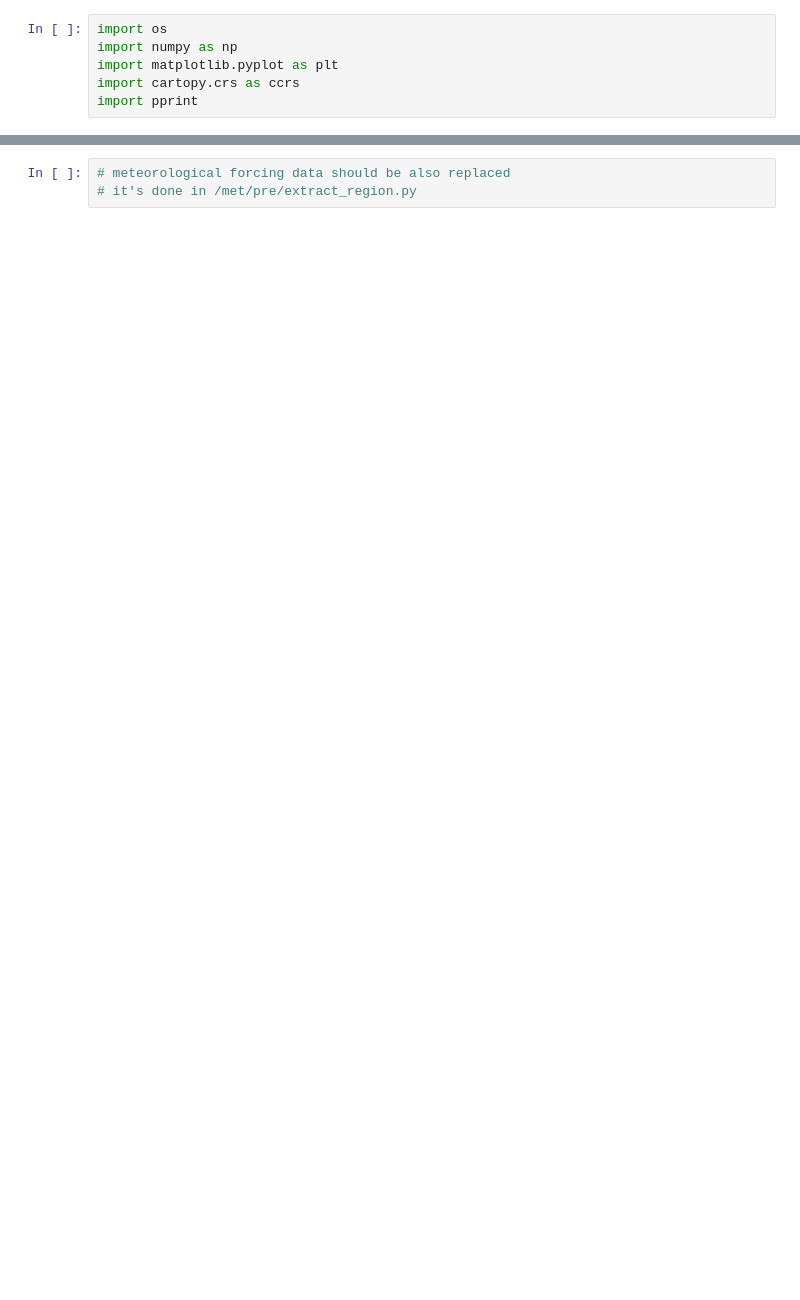
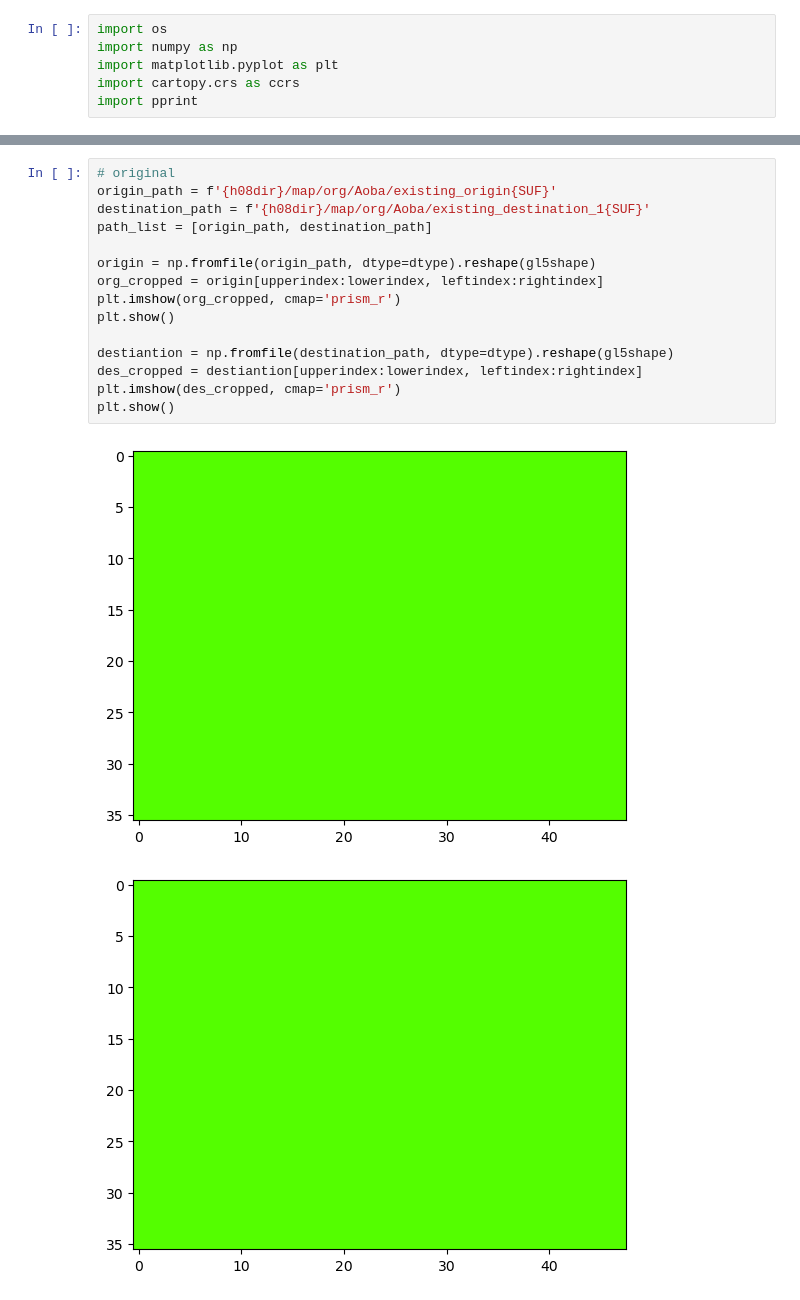
Before and after one commit to HalKiyo/xeno_jupyter_test, a Jupyter notebook: H08/londonmodel/regional_data/explicitcanal_london.ipynb, the cells around one changed output, grey strips where cells are left out. Drawn from its saved outputs; the diff is of its cells as text; blank space fills up the shorter version.

```diff
--- a/H08/londonmodel/regional_data/explicitcanal_london.ipynb
+++ b/H08/londonmodel/regional_data/explicitcanal_london.ipynb
@@ -54,5 +61,20 @@ print(len(lst))
-# %%
-# meteorological forcing data should be also replaced
-# it's done in /met/pre/extract_region.py
+# %%
+# original
+origin_path = f'{h08dir}/map/org/Aoba/existing_origin{SUF}'
+destination_path = f'{h08dir}/map/org/Aoba/existing_destination_1{SUF}'
+path_list = [origin_path, destination_path]
+
+origin = np.fromfile(origin_path, dtype=dtype).reshape(gl5shape)
+org_cropped = origin[upperindex:lowerindex, leftindex:rightindex]
+plt.imshow(org_cropped, cmap='prism_r')
+plt.show()
+
+destiantion = np.fromfile(destination_path, dtype=dtype).reshape(gl5shape)
+des_cropped = destiantion[upperindex:lowerindex, leftindex:rightindex]
+plt.imshow(des_cropped, cmap='prism_r')
+plt.show()
+# %% [output]
+[figure, added]
+[figure, added]
 # %%
 # save the file
```
Also changed, not shown: parts of 6 cells of this notebook.
